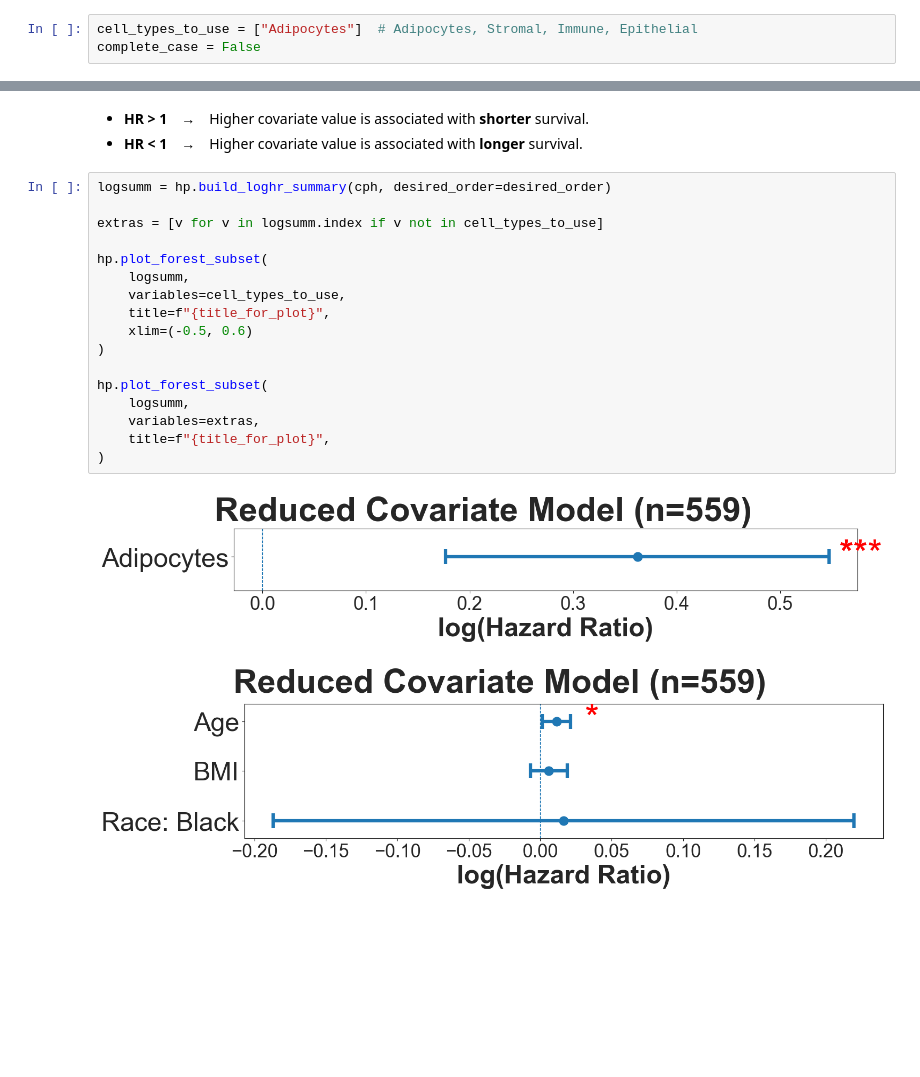
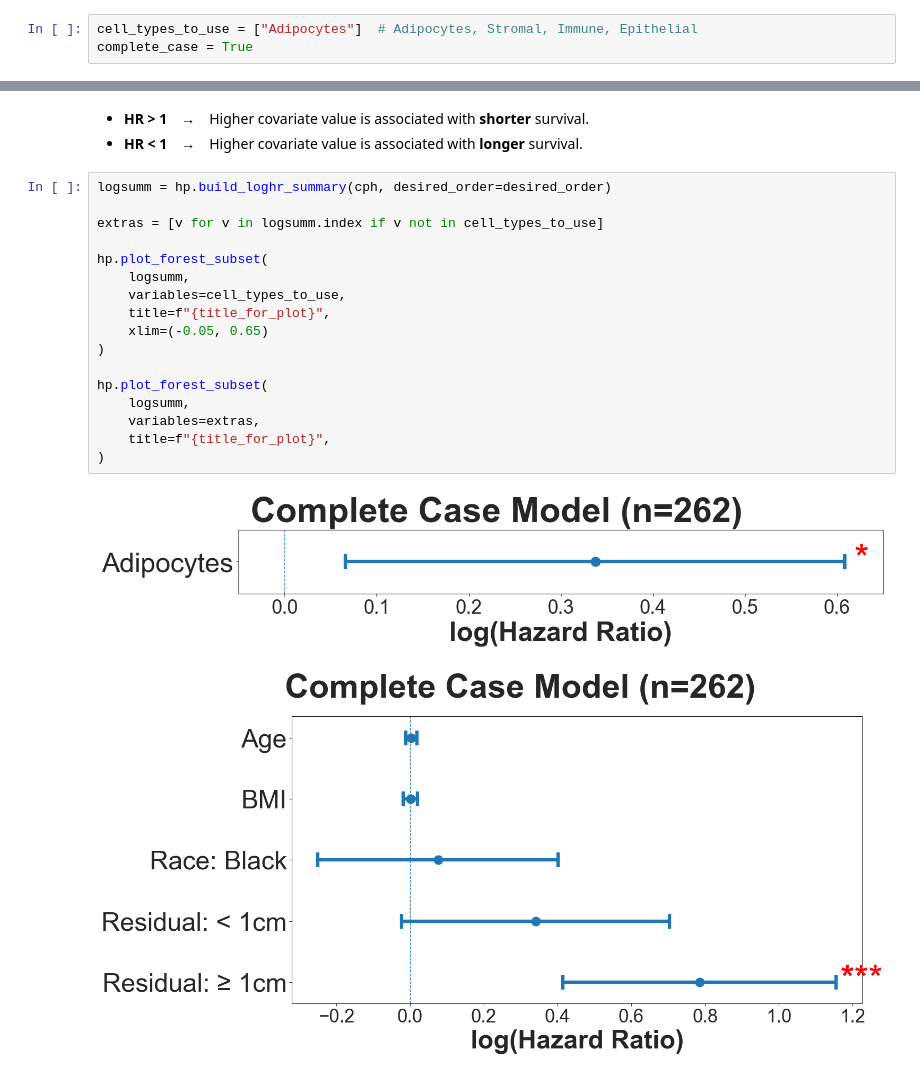
Before and after one commit to ivichadriana/HGSOC_Adipocytes, a Jupyter notebook: notebooks/analysis_proportions_vs_survival.ipynb, the cells around one changed output, grey strips where cells are left out. Drawn from its saved outputs; the diff is of its cells as text; blank space fills up the shorter version.

```diff
--- a/notebooks/analysis_proportions_vs_survival.ipynb
+++ b/notebooks/analysis_proportions_vs_survival.ipynb
@@ -33,7 +33,7 @@ plt.style.use("default")
 np.random.seed(88)
 # %%
 cell_types_to_use = ["Adipocytes"]  # Adipocytes, Stromal, Immune, Epithelial
-complete_case = False
+complete_case = True
 # %%
 map_stage = True
 remove_unknown_stage = True
@@ -659,20 +675,20 @@ Proportional hazard assumption looks okay.
 # %%
 logsumm = hp.build_loghr_summary(cph, desired_order=desired_order)
 
 extras = [v for v in logsumm.index if v not in cell_types_to_use]
 
 hp.plot_forest_subset(
     logsumm,
     variables=cell_types_to_use,
     title=f"{title_for_plot}",
-    xlim=(-0.5, 0.6)
+    xlim=(-0.05, 0.65)
 )
 
 hp.plot_forest_subset(
     logsumm,
     variables=extras,
     title=f"{title_for_plot}",
 )
 # %% [output]
-[figure, old version]
+[figure, new version]
-[figure, old version]
+[figure, new version]
```
Also changed, not shown: parts of 11 cells of this notebook.
